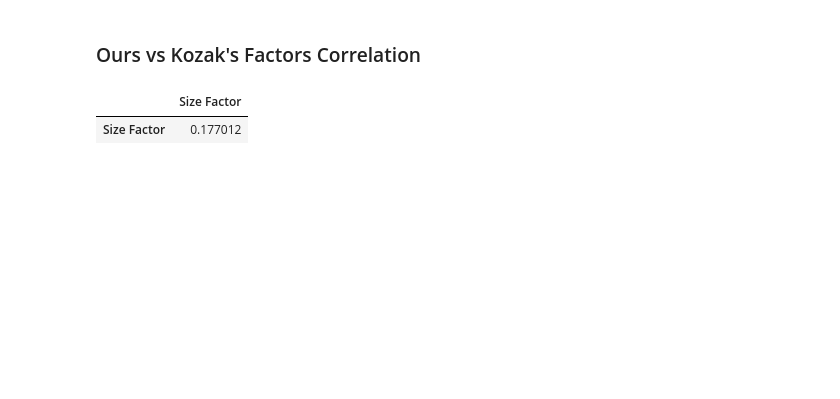
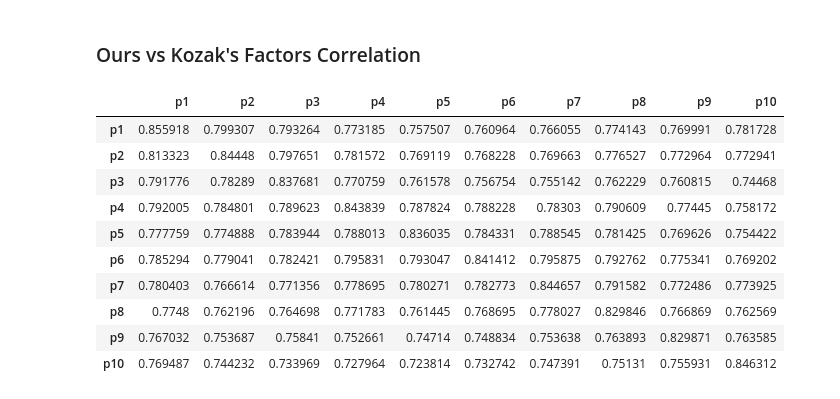
Before and after one commit to samuefra/summer_paper, a Jupyter notebook: code/double_check/double_check.ipynb, the cells around one changed output. Cells and saved outputs as stored; diff of their text form; code cells hidden in the pictures; blank space fills up the shorter version.

```diff
--- a/code/double_check/double_check.ipynb
+++ b/code/double_check/double_check.ipynb
@@ -78,12 +72,0 @@ df = pd.DataFrame(index=daterange, columns=['Size Factor', 'Value Factor', 'Prof
-# %%
-for date in daterange:
-    day = str(date)[:4] + str(date)[5:7] + str(date)[8:10]
-    try:
-        path = f'../../output/data/median_breakpoint/value_weighted/{day}.csv'
-        factors = pd.read_csv(path, index_col=0)
-
-        for factor in df.columns:
-            df[factor][date] = factors.sum(axis=0)[factor]
-
-    except:
-        pass
@@ -109,0 +79,9 @@ df
+# %%
+def read_kozak(factor):
+    # reading kozak's data
+    kozak_path = f'../../input/kozak/daily/ret10_{factor}.csv'
+    kozak_df = pd.read_csv(kozak_path, index_col=0)
+    # treating data (datetime object and slicing)
+    kozak_df.index = pd.to_datetime(kozak_df.index)
+    kozak_df = kozak_df.loc[daterange]
+    return(kozak_df)
@@ -109,0 +90,3 @@ df
+# %%
+accruals = pd.DataFrame(index=daterange, columns=['p1','p2','p3','p4','p5','p6','p7','p8','p9','p10'])
+accruals = fill_df('accruals', accruals)
@@ -237,0 +266,2 @@ kozak_value
+# %%
+kozak_accruals = read_kozak('accruals')
@@ -238,7 +376,16 @@ kozak_value
 # %% [markdown]
 ### Ours vs Kozak's Factors Correlation
-# %%
-correlation_matrix(df[['Size Factor']], kozak_value[['Size Factor']])
-# %% [output]
-|  | Size Factor |
-| Size Factor | 0.177012 |
+# %%
+correlation_matrix(accruals, kozak_accruals)
+# %% [output]
+|  | p1 | p2 | p3 | p4 | p5 | p6 | p7 | p8 | p9 | p10 |
+| p1 | 0.855918 | 0.799307 | 0.793264 | 0.773185 | 0.757507 | 0.760964 | 0.766055 | 0.774143 | 0.769991 | 0.781728 |
+| p2 | 0.813323 | 0.84448 | 0.797651 | 0.781572 | 0.769119 | 0.768228 | 0.769663 | 0.776527 | 0.772964 | 0.772941 |
+| p3 | 0.791776 | 0.78289 | 0.837681 | 0.770759 | 0.761578 | 0.756754 | 0.755142 | 0.762229 | 0.760815 | 0.74468 |
+| p4 | 0.792005 | 0.784801 | 0.789623 | 0.843839 | 0.787824 | 0.788228 | 0.78303 | 0.790609 | 0.77445 | 0.758172 |
+| p5 | 0.777759 | 0.774888 | 0.783944 | 0.788013 | 0.836035 | 0.784331 | 0.788545 | 0.781425 | 0.769626 | 0.754422 |
+| p6 | 0.785294 | 0.779041 | 0.782421 | 0.795831 | 0.793047 | 0.841412 | 0.795875 | 0.792762 | 0.775341 | 0.769202 |
+| p7 | 0.780403 | 0.766614 | 0.771356 | 0.778695 | 0.780271 | 0.782773 | 0.844657 | 0.791582 | 0.772486 | 0.773925 |
+| p8 | 0.7748 | 0.762196 | 0.764698 | 0.771783 | 0.761445 | 0.768695 | 0.778027 | 0.829846 | 0.766869 | 0.762569 |
+| p9 | 0.767032 | 0.753687 | 0.75841 | 0.752661 | 0.74714 | 0.748834 | 0.753638 | 0.763893 | 0.829871 | 0.763585 |
+| p10 | 0.769487 | 0.744232 | 0.733969 | 0.727964 | 0.723814 | 0.732742 | 0.747391 | 0.75131 | 0.755931 | 0.846312 |
```
Also changed, not shown: parts of 183 cells of this notebook, 8 other files.
